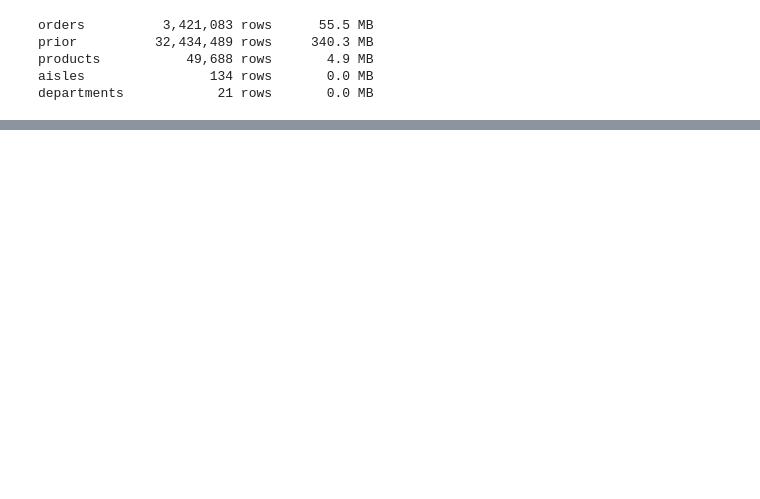
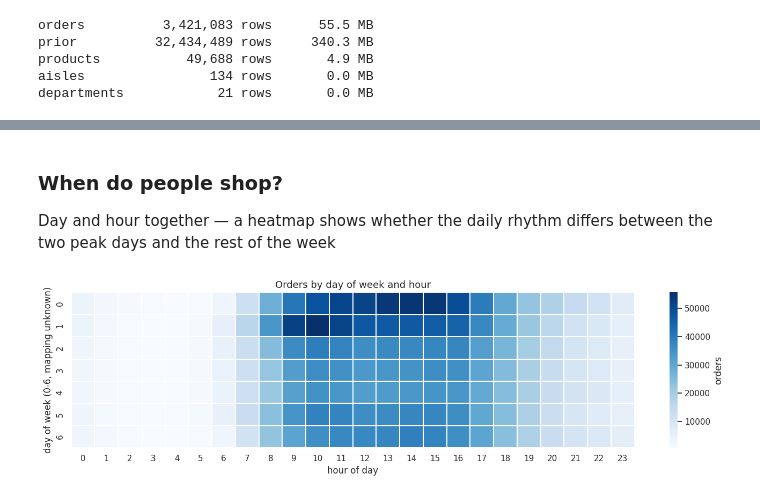
Before and after one commit to AvishManiar21/instacart-customer-behaviour, a Jupyter notebook: Instacart.ipynb, the cells around one changed output, grey strips where cells are left out. Drawn from its saved outputs; the diff is of its cells as text; code cells hidden in the pictures; blank space fills up the shorter version.

```diff
--- a/Instacart.ipynb
+++ b/Instacart.ipynb
@@ -96,0 +316,9 @@ memory usage: 55.5 MB
+# %%
+orders['gap_band'] = pd.cut(
+    orders.days_since_prior_order,
+    bins=[-1, 0, 3, 7, 14, 29, 30],
+    labels=['same day', '1-3 days', '4-7 days', '8-14 days', '15-29 days', '30+ days']
+)
+
+print(orders.gap_band.value_counts().sort_index().to_string())
+print(f"\nunbanded (first orders): {orders.gap_band.isna().sum():,}")
@@ -96,0 +379,17 @@ memory usage: 55.5 MB
+# %% [markdown]
+### When do people shop?
+
+Day and hour together — a heatmap shows whether the daily rhythm differs
+between the two peak days and the rest of the week
+# %%
+pivot =orders.pivot_table(index='order_dow', columns='order_hour_of_day',
+                          values='order_id', aggfunc='count')
+plt.figure(figsize=(14,4))
+sns.heatmap(pivot,cmap='Blues',cbar_kws={'label':'orders'},linewidths=0.3,linecolor='white')
+plt.title('Orders by day of week and hour')
+plt.xlabel('hour of day')
+plt.ylabel('day of week (0-6, mapping unknown)')
+plt.tight_layout()
+plt.show()
+# %% [output]
+[figure, added]
```
Also changed, not shown: parts of 33 cells of this notebook.
